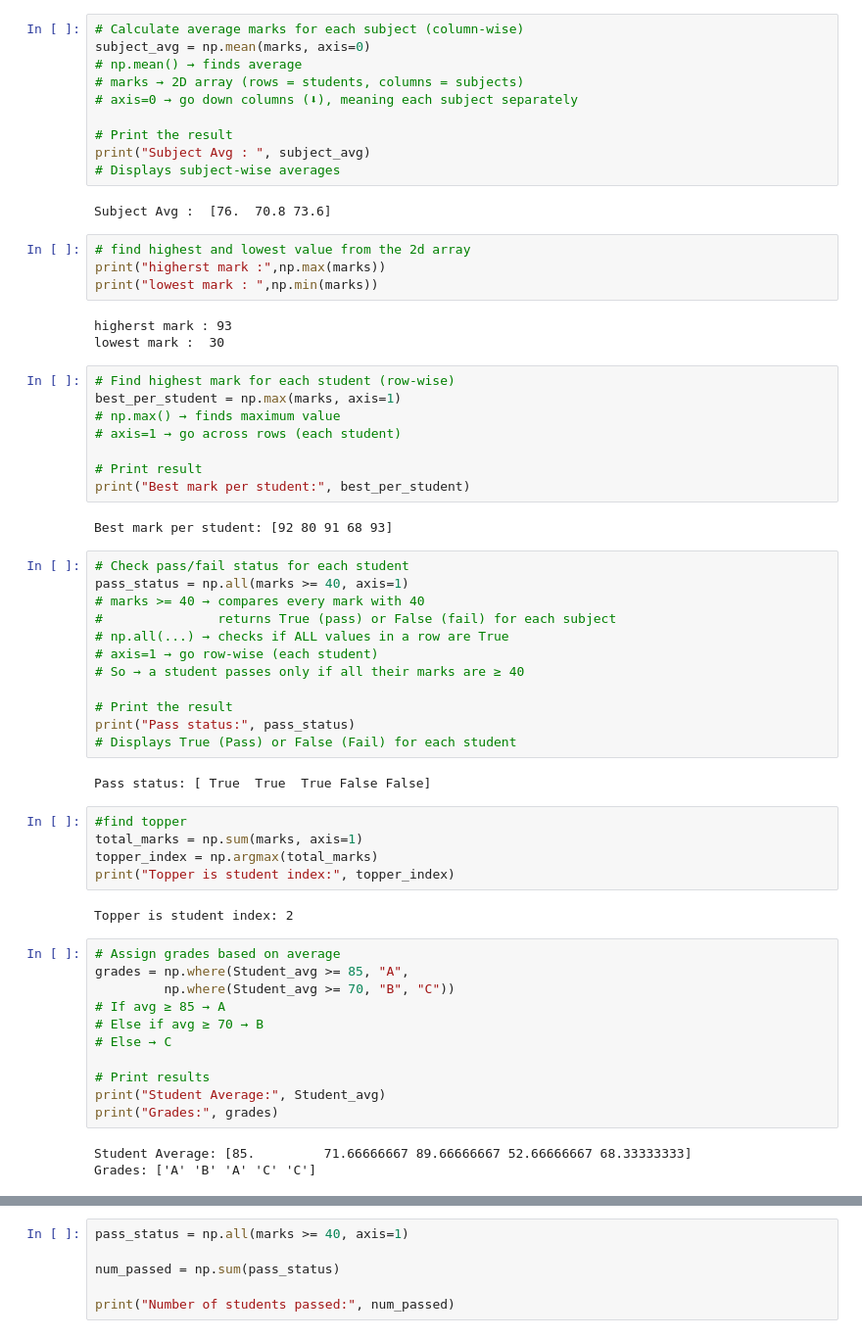
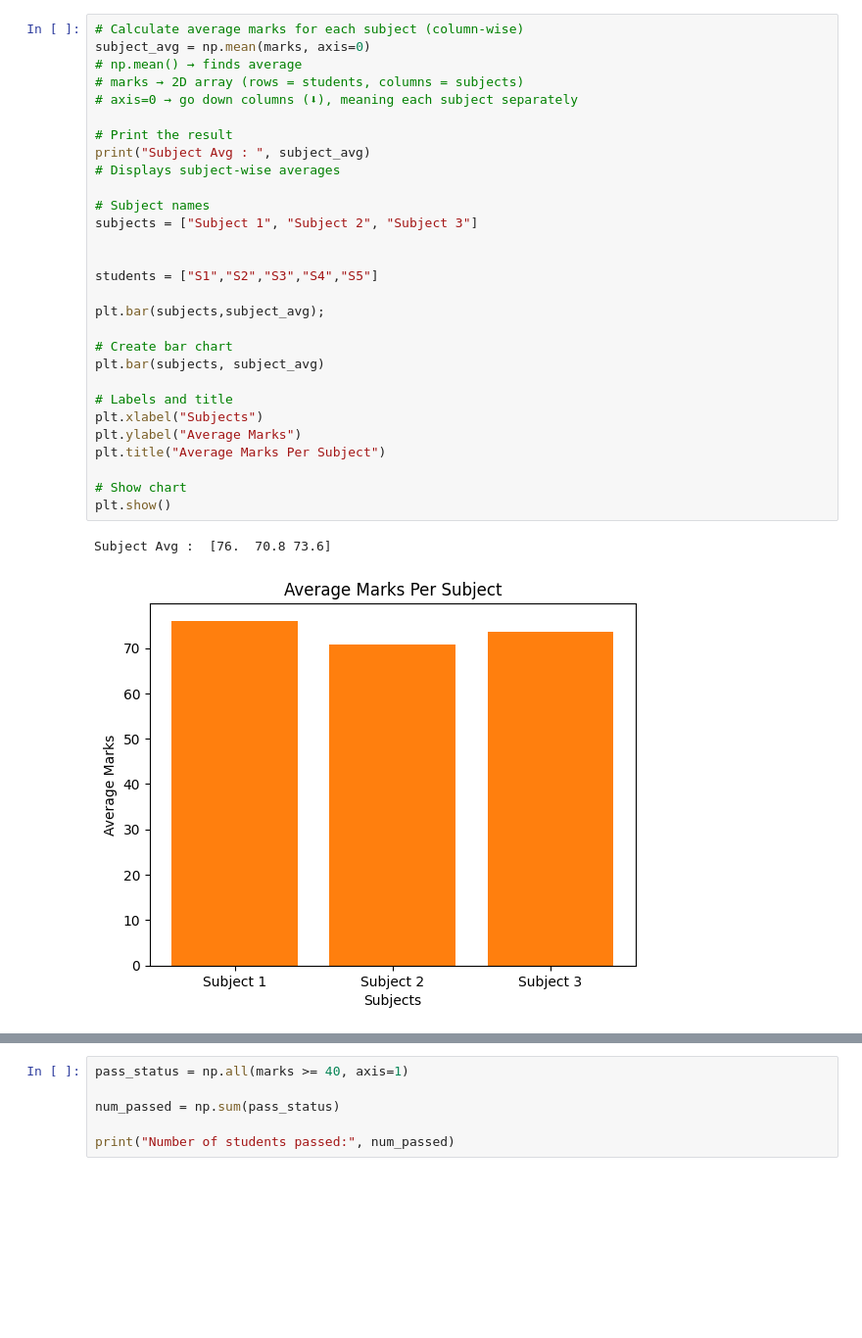
Before and after one commit to Chaki34/python-basics, a Jupyter notebook: Student_Data_Analyzer.ipynb, the cells around one changed output, grey strips where cells are left out. Shown at 98% size. Drawn from its saved outputs; the diff is of its cells as text; blank space fills up the shorter version.

```diff
--- a/Student_Data_Analyzer.ipynb
+++ b/Student_Data_Analyzer.ipynb
@@ -36,64 +113,32 @@ Avg Per Student [85.         71.66666667 89.66666667 52.66666667 68.33333333]
 # %%
 # Calculate average marks for each subject (column-wise)
 subject_avg = np.mean(marks, axis=0)
 # np.mean() → finds average
 # marks → 2D array (rows = students, columns = subjects)
 # axis=0 → go down columns (⬇), meaning each subject separately
 
 # Print the result
 print("Subject Avg : ", subject_avg)
 # Displays subject-wise averages
+
+# Subject names
+subjects = ["Subject 1", "Subject 2", "Subject 3"]
+
+
+students = ["S1","S2","S3","S4","S5"]
+
+plt.bar(subjects,subject_avg);
+
+# Create bar chart
+plt.bar(subjects, subject_avg)
+
+# Labels and title
+plt.xlabel("Subjects")
+plt.ylabel("Average Marks")
+plt.title("Average Marks Per Subject")
+
+# Show chart
+plt.show()
 # %% [output]
 Subject Avg :  [76.  70.8 73.6]
+[figure, added]
-# %%
-# find highest and lowest value from the 2d array
-print("higherst mark :",np.max(marks))
-print("lowest mark : ",np.min(marks))
-# %% [output]
-higherst mark : 93
-lowest mark :  30
-# %%
-# Find highest mark for each student (row-wise)
-best_per_student = np.max(marks, axis=1)
-# np.max() → finds maximum value
-# axis=1 → go across rows (each student)
-
-# Print result
-print("Best mark per student:", best_per_student)
-# %% [output]
-Best mark per student: [92 80 91 68 93]
-# %%
-# Check pass/fail status for each student
-pass_status = np.all(marks >= 40, axis=1)
-# marks >= 40 → compares every mark with 40
-#               returns True (pass) or False (fail) for each subject
-# np.all(...) → checks if ALL values in a row are True
-# axis=1 → go row-wise (each student)
-# So → a student passes only if all their marks are ≥ 40
-
-# Print the result
-print("Pass status:", pass_status)
-# Displays True (Pass) or False (Fail) for each student
-# %% [output]
-Pass status: [ True  True  True False False]
-# %%
-#find topper
-total_marks = np.sum(marks, axis=1)
-topper_index = np.argmax(total_marks)
-print("Topper is student index:", topper_index)
-# %% [output]
-Topper is student index: 2
-# %%
-# Assign grades based on average
-grades = np.where(Student_avg >= 85, "A",
-         np.where(Student_avg >= 70, "B", "C"))
-# If avg ≥ 85 → A
-# Else if avg ≥ 70 → B
-# Else → C
-
-# Print results
-print("Student Average:", Student_avg)
-print("Grades:", grades)
-# %% [output]
-Student Average: [85.         71.66666667 89.66666667 52.66666667 68.33333333]
-Grades: ['A' 'B' 'A' 'C' 'C']
```
Also changed, not shown: parts of 15 cells of this notebook.
